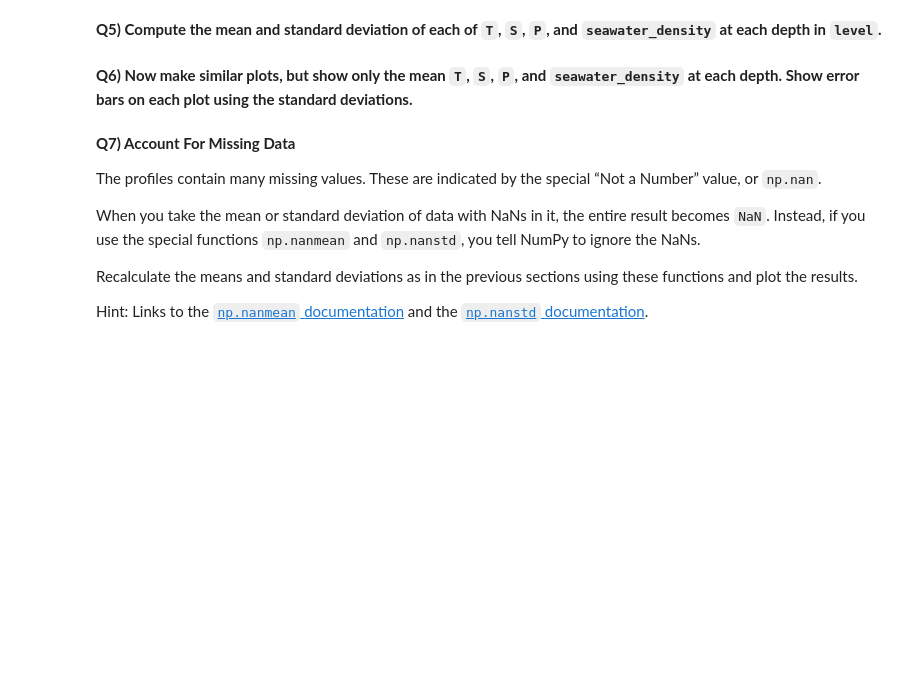
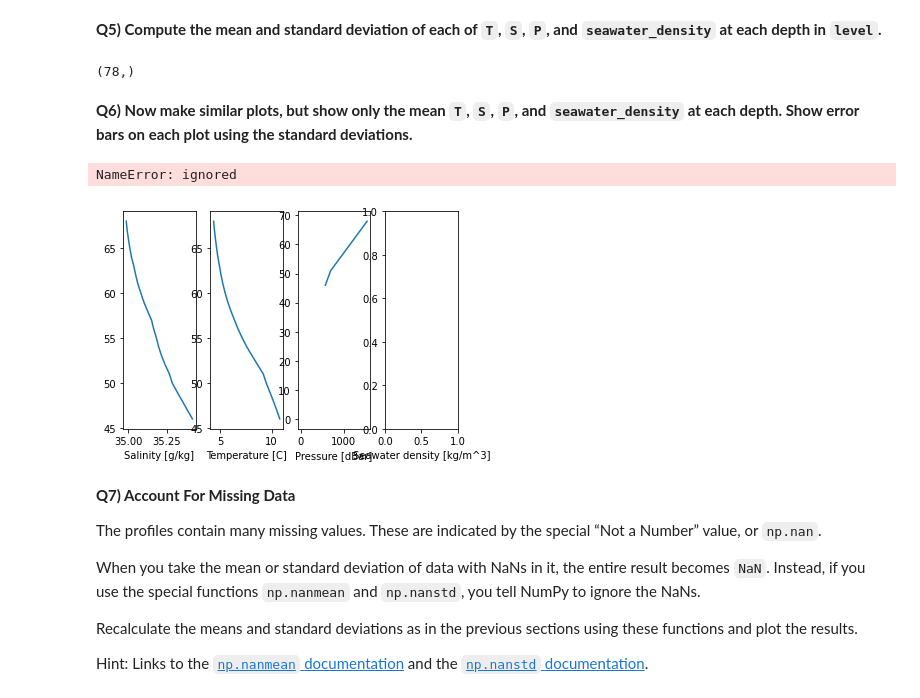
Before and after one commit to emiljor/2022_Intro_Python, a Jupyter notebook: Exercises/W2_S1.ipynb, the cells around one changed output. Drawn from its saved outputs; the diff is of its cells as text; code cells hidden in the pictures; blank space fills up the shorter version.

```diff
--- a/Exercises/W2_S1.ipynb
+++ b/Exercises/W2_S1.ipynb
@@ -163,5 +182,37 @@ Hint: The vertical scale should use the `level` data. Each plot should have a li
+# %%
+# Compute the mean here
+S_mean=S.mean(axis=1)
+T_mean=T.mean(axis=1)
+P_mean=P.mean(axis=1)
+#seawater_density_mean=seawater_density.mean()
+
+# Compute the standard deviation here
+S.std()
+T.std()
+P.std()
+#seawater_density.std()
+S_mean.shape
+# %% [output]
+(78,)
 # %% [markdown]
 **Q6) Now make similar plots, but show only the mean `T`, `S`, `P`, and `seawater_density` at each depth. Show error bars on each plot using the standard deviations.**
+# %%
+plt.subplot(1,4,1, xlabel='Salinity [g/kg]')
+plt.plot(S_mean,level)
+plt.subplot(1,4,2, xlabel='Temperature [C]')
+plt.plot(T_mean,level)
+plt.subplot(1,4,3, xlabel='Pressure [dBar]')
+plt.plot(P_mean,level)
+plt.subplot(1,4,4, xlabel='Seawater density [kg/m^3]')
+plt.plot(seawater_density_mean,level, label='Seawater density')
+plt.legend()
+#plt.xlabel('Data')
+plt.ylabel('Level')
+#plt.title('Ocean data')
+plt.show()
+# %% [output]
+NameError: ignored
+[figure, added]
 # %% [markdown]
 **Q7) Account For Missing Data**
 
```
Also changed, not shown: parts of 6 cells of this notebook.
